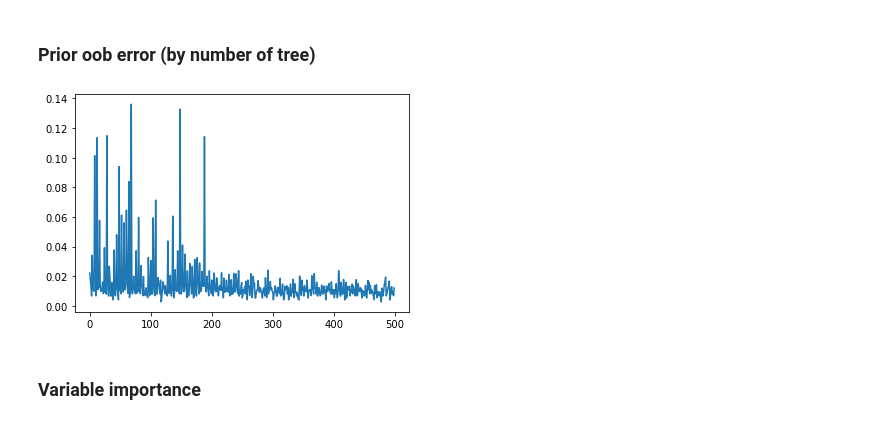
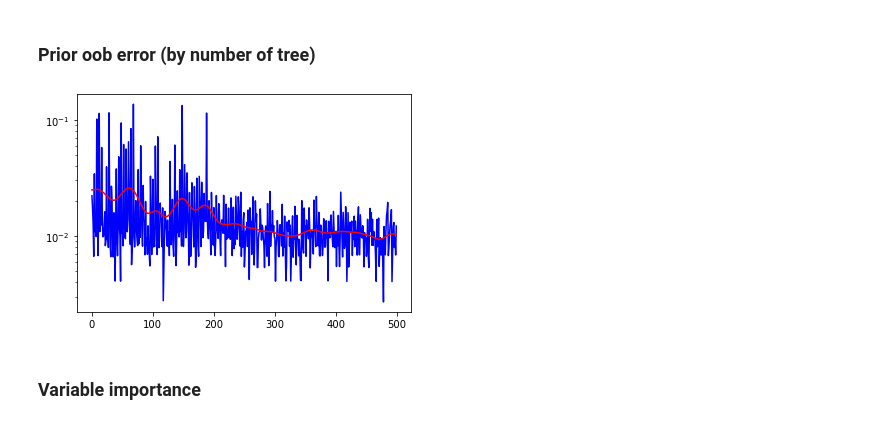
Before and after one commit to diyabc/abcranger, a Jupyter notebook: testpy/Model Choice Demo.ipynb, the cells around one changed output. Drawn from its saved outputs; the diff is of its cells as text; code cells hidden in the pictures.

```diff
--- a/testpy/Model Choice Demo.ipynb
+++ b/testpy/Model Choice Demo.ipynb
@@ -188,11 +188,15 @@ Predicted model  :  2
 Posterior probability :  0.9952000000000001
 # %% [markdown]
 ### Prior oob error (by number of tree)
-# %%
-plt.figure()
-plt.plot(postres.ntree_oob_error);
-# %% [output]
-[figure, removed]
+# %%
+from scipy.ndimage.filters import gaussian_filter1d
+ntree_oob_error_smoothed = gaussian_filter1d(postres.ntree_oob_error, sigma=10.0)
+plt.figure()
+plt.plot(range(500),postres.ntree_oob_error,color='b')
+plt.plot(ntree_oob_error_smoothed,'r')
+plt.yscale('log');
+# %% [output]
+[figure, added]
 # %% [markdown]
 ### Variable importance
 # %%
```
Also changed, not shown: 1 other file.
